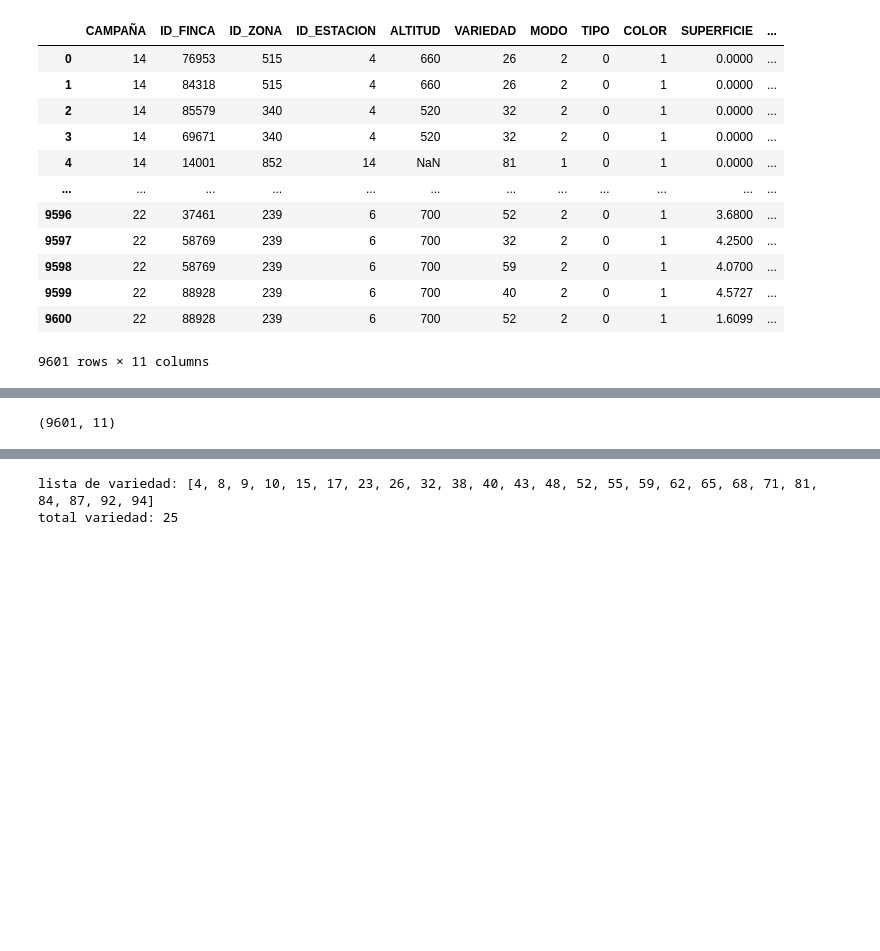
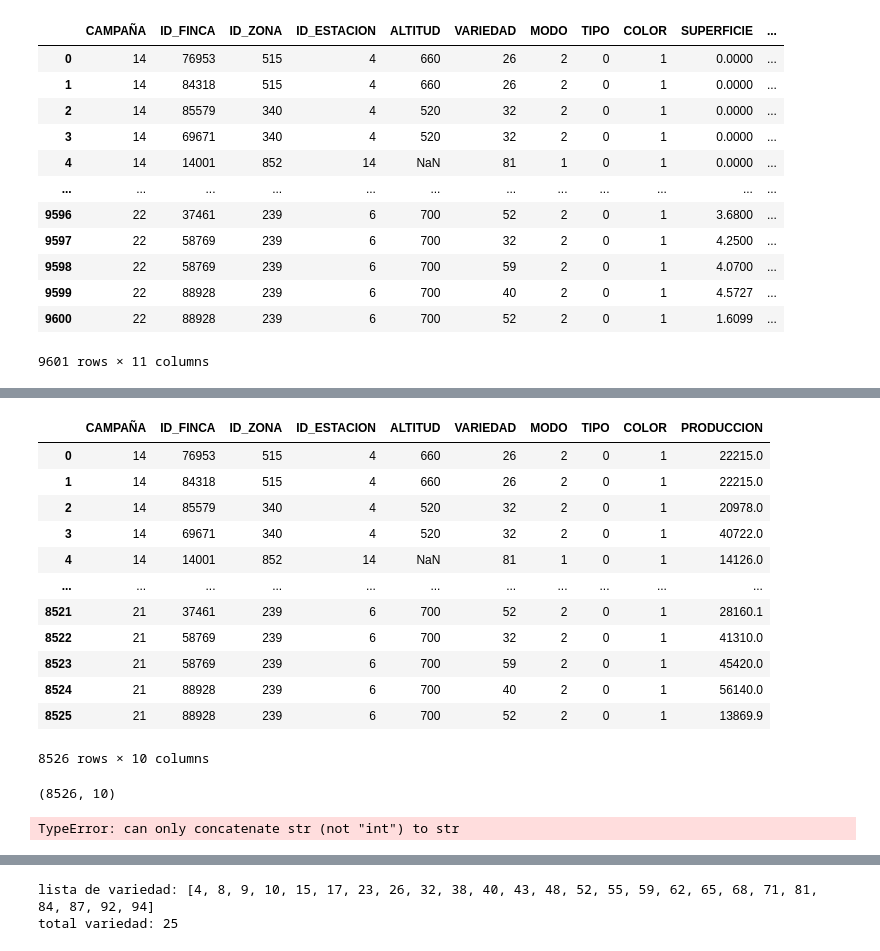
Before and after one commit to xch195/Concurso, a Jupyter notebook: train.ipynb, the cells around one changed output, grey strips where cells are left out. Saved outputs shown, nothing was run; the diff lists cells and outputs as text; code cells hidden in the pictures; blank space fills up the shorter version.

```diff
--- a/train.ipynb
+++ b/train.ipynb
@@ -3,5 +17,11 @@ import pandas as pd
 # %%
-train = pd.read_table("UH_2023_TRAIN.txt", delimiter="|")
+# Cargo los datos del dataset train
+train = pd.read_table("Data/UH_2023_TRAIN.txt", delimiter="|")
+
+# Hago una copia del dataset por si la necesito después
+train_1 = train.copy()
+
+# Observo los datos
 train
 # %% [output]
 |  | CAMPAÑA | ID_FINCA | ID_ZONA | ID_ESTACION | ALTITUD | VARIEDAD | MODO | TIPO | COLOR | SUPERFICIE | ... |
@@ -20,4 +62,32 @@ train
+# %%
+# Eliminamos la columna SUPERFICIE porque no hay datos antes de 2020
+train = train.drop(['SUPERFICIE'],axis=1)
+# %%
+# Eliminamos las filas del 2022 porque hay muchos NA y son los que vamos a estimar
+train = train.loc[train['CAMPAÑA']!=22]
+train
+# %% [output]
+|  | CAMPAÑA | ID_FINCA | ID_ZONA | ID_ESTACION | ALTITUD | VARIEDAD | MODO | TIPO | COLOR | PRODUCCION |
+| 0 | 14 | 76953 | 515 | 4 | 660 | 26 | 2 | 0 | 1 | 22215.0 |
+| 1 | 14 | 84318 | 515 | 4 | 660 | 26 | 2 | 0 | 1 | 22215.0 |
+| 2 | 14 | 85579 | 340 | 4 | 520 | 32 | 2 | 0 | 1 | 20978.0 |
+| 3 | 14 | 69671 | 340 | 4 | 520 | 32 | 2 | 0 | 1 | 40722.0 |
+| 4 | 14 | 14001 | 852 | 14 | NaN | 81 | 1 | 0 | 1 | 14126.0 |
+| ... | ... | ... | ... | ... | ... | ... | ... | ... | ... | ... |
+| 8521 | 21 | 37461 | 239 | 6 | 700 | 52 | 2 | 0 | 1 | 28160.1 |
+| 8522 | 21 | 58769 | 239 | 6 | 700 | 32 | 2 | 0 | 1 | 41310.0 |
+| 8523 | 21 | 58769 | 239 | 6 | 700 | 59 | 2 | 0 | 1 | 45420.0 |
+| 8524 | 21 | 88928 | 239 | 6 | 700 | 40 | 2 | 0 | 1 | 56140.0 |
+| 8525 | 21 | 88928 | 239 | 6 | 700 | 52 | 2 | 0 | 1 | 13869.9 |
+8526 rows × 10 columns
 # %%
+# Dimensión del dataset
 train.shape
 # %% [output]
-(9601, 11)
+(8526, 10)
+# %%
+#train['ALTITUD'] = np.mean[train[ALTITUD]]
+mean_altitud = train['ALTITUD'].mean()
+train['ALTITUD'].fillna(int(mean_altitud))
+# %% [output]
+TypeError: can only concatenate str (not "int") to str
```
Also changed, not shown: parts of 10 cells of this notebook.
